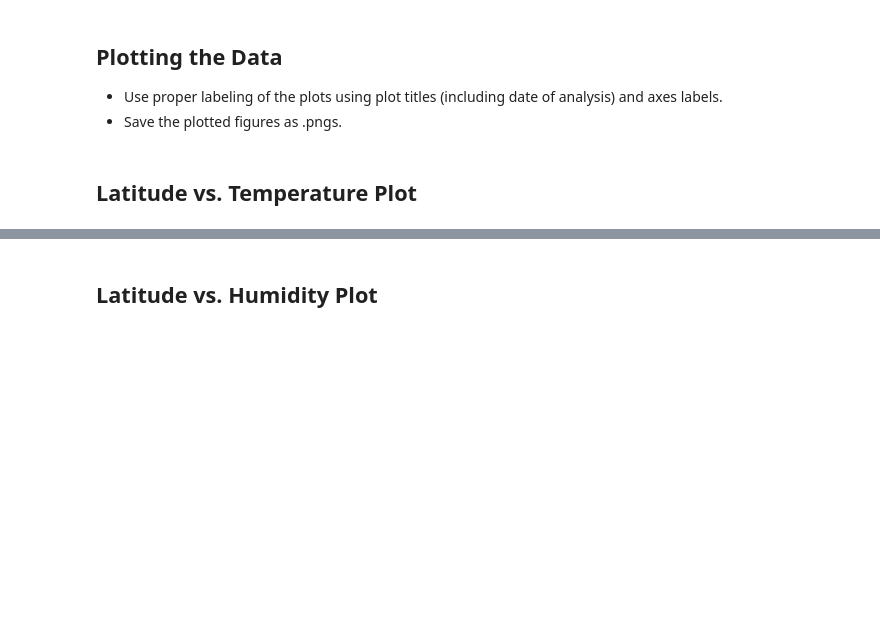
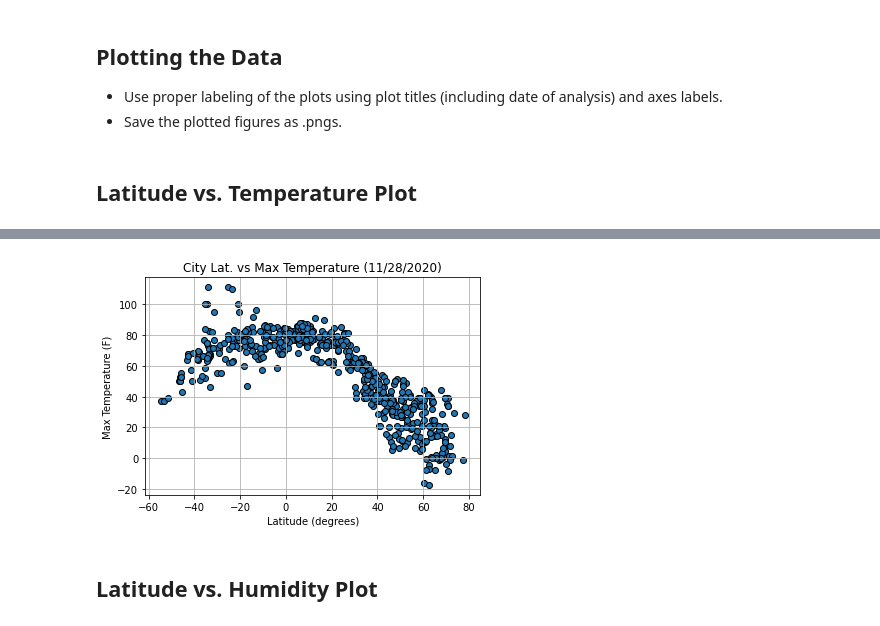
Before and after one commit to gelopez21/PythonAPI_Challenge_WK6, a Jupyter notebook: WeatherPy.ipynb, the cells around one changed output, grey strips where cells are left out. Cells and saved outputs as stored; diff of their text form; code cells hidden in the pictures; blank space fills up the shorter version.

```diff
--- a/WeatherPy.ipynb
+++ b/WeatherPy.ipynb
@@ -203,2 +171,19 @@ Int64Index([], dtype='int64')
+# %%
+#Grab and format today's date for the graph titles
+todaystring=str(pd.to_datetime(citydata.Date.mean(),unit='s'))
+month=todaystring[5:7]
+day=todaystring[8:10]
+year=todaystring[0:4]
+today=month+"/"+day+"/"+year
+
+plt.scatter(citydata.Lat,citydata["Max Temp"],edgecolors="black")
+plt.title(f"City Lat. vs Max Temperature ({today})")
+plt.xlabel("Latitude (degrees)")
+plt.ylabel("Max Temperature (F)")
+plt.grid(b=True,axis="both")
+
+plt.savefig("output_data/CityLat_v_MaxTemp.png")
+# %% [output]
+[figure, added]
 # %% [markdown]
 ## Latitude vs. Humidity Plot
```
Also changed, not shown: parts of 18 cells of this notebook.
